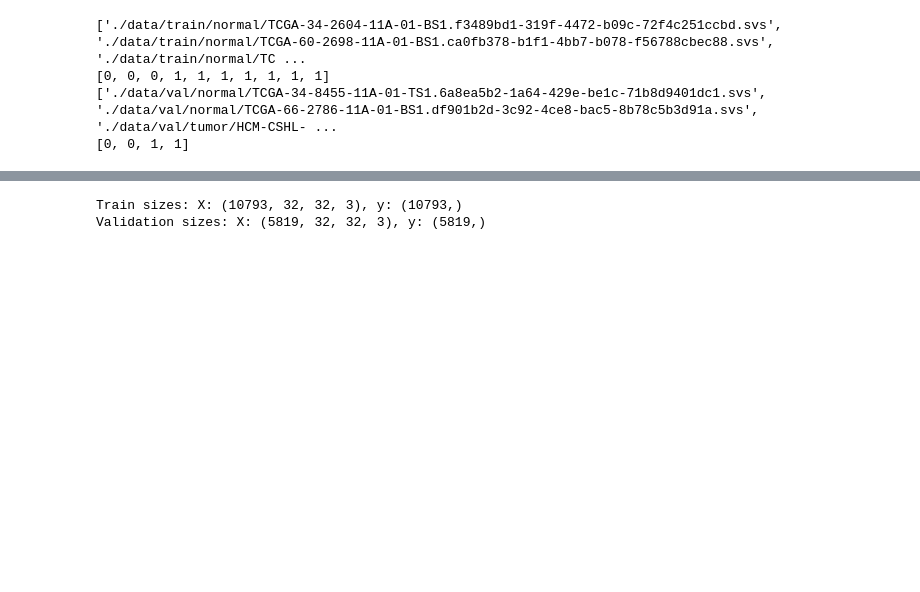
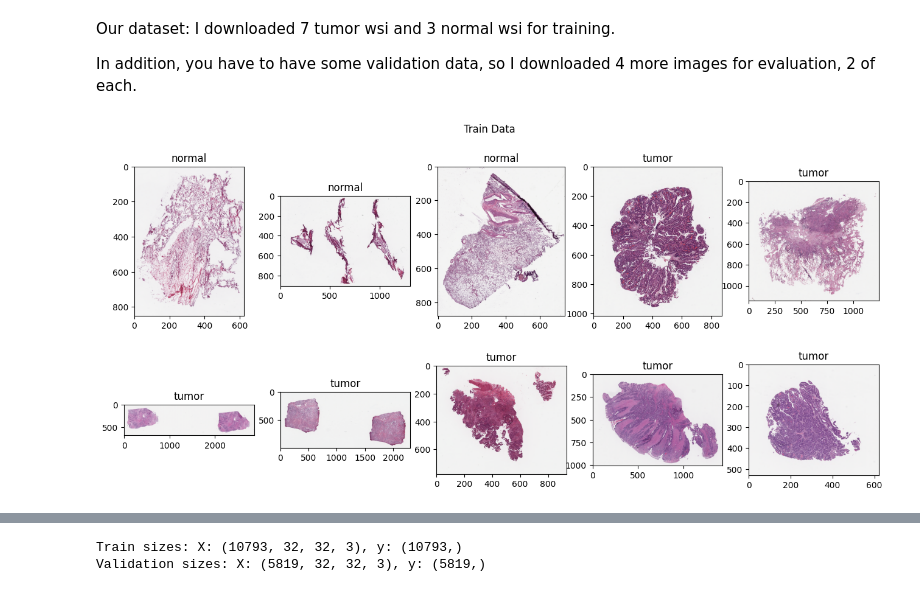
Before and after one commit to Mayorov-Lior/tumors_recognition, a Jupyter notebook: predict.ipynb, the cells around one changed output, grey strips where cells are left out. Saved outputs shown, nothing was run; the diff lists cells and outputs as text; code cells hidden in the pictures; blank space fills up the shorter version.

```diff
--- a/predict.ipynb
+++ b/predict.ipynb
@@ -66,11 +72,10 @@ def create_csv_w_filenames(name: str, normal_path, tumor_path) -> pd.DataFrame:
     df = pd.DataFrame.from_dict({'file_name':filenames, 'tag':tags})
     df.to_csv(name)
     return df
+# %% [markdown]
+Our dataset: I downloaded 7 tumor wsi and 3 normal wsi for training.
+
+In addition, you have to have some validation data, so I downloaded 4 more images for evaluation, 2 of each.
 # %%
 df_train = create_csv_w_filenames('pathology_train_dataset.csv', TRAIN_NORMAL_PATH, TRAIN_TUMOR_PATH)
-df_val = create_csv_w_filenames('pathology_train_dataset.csv', VAL_NORMAL_PATH, VAL_TUMOR_PATH)
+df_val = create_csv_w_filenames('pathology_val_dataset.csv', VAL_NORMAL_PATH, VAL_TUMOR_PATH)
-# %% [output]
-['./data/train/normal/TCGA-34-2604-11A-01-BS1.f3489bd1-319f-4472-b09c-72f4c251ccbd.svs', './data/train/normal/TCGA-60-2698-11A-01-BS1.ca0fb378-b1f1-4bb7-b078-f56788cbec88.svs', './data/train/normal/TC ...
-[0, 0, 0, 1, 1, 1, 1, 1, 1, 1]
-['./data/val/normal/TCGA-34-8455-11A-01-TS1.6a8ea5b2-1a64-429e-be1c-71b8d9401dc1.svs', './data/val/normal/TCGA-66-2786-11A-01-BS1.df901b2d-3c92-4ce8-bac5-8b78c5b3d91a.svs', './data/val/tumor/HCM-CSHL- ...
-[0, 0, 1, 1]
@@ -92,0 +82,15 @@ def examine_tissues(df:pd.DataFrame = None, path_to_folder: str = None) -> None:
+# %%
+def show_img(tissue_path: str, title: str, ax: Axes) -> None:
+    if tissue_path.endswith('svs'):
+        img = open_slide_as_array(tissue_path)
+        ax.imshow(img)
+        ax.set_title(title)
+
+fig, axes = plt.subplots(2,5,figsize=(16,7))
+for i in df_train.index:
+    title = 'tumor' if df_train.iloc[i]['tag'] else 'normal'
+    show_img(df_train.iloc[i]['file_name'], title, axes.flat[i])
+fig.suptitle('Train Data')
+plt.show()
+# %% [output]
+[figure, added]
```
Also changed, not shown: parts of 20 cells of this notebook, 1 other file.
